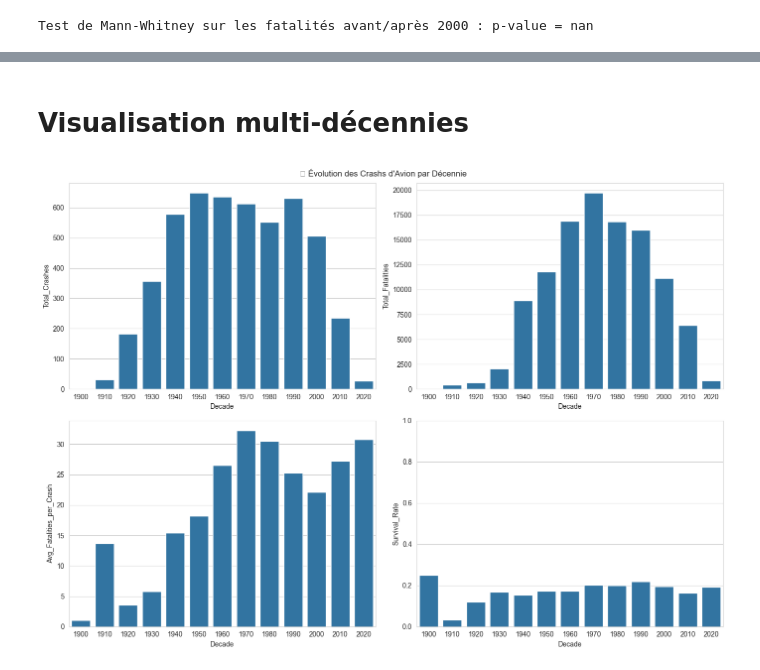
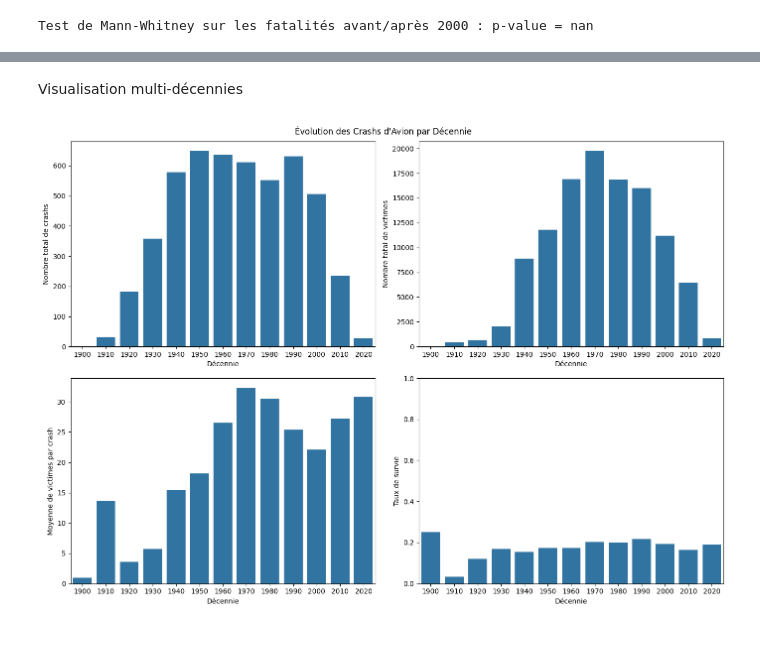
Before and after one commit to Karim7578/GenAIBootcamp, a Jupyter notebook: GenAI/Week4/Day3/DailyChallenge/DailyChallenge.ipynb, the cells around one changed output, grey strips where cells are left out. Drawn from its saved outputs; the diff is of its cells as text; code cells hidden in the pictures; blank space fills up the shorter version.

```diff
--- a/GenAI/Week4/Day3/DailyChallenge/DailyChallenge.ipynb
+++ b/GenAI/Week4/Day3/DailyChallenge/DailyChallenge.ipynb
@@ -40,5 +62,10 @@ df = df.drop(columns=['cn/ln', 'Registration', 'Time'], errors='ignore')
 # %%
 df['Year'] = df['Date'].dt.year
-df['SurvivalRate'] = (df['Aboard'] - df['Fatalities']) / df['Aboard']
+df['SurvivalRate'] = np.where(
+    df['Aboard'] > 0,
+    (df['Aboard'] - df['Fatalities']) / df['Aboard'],
+    np.nan
+)
+df['SurvivalRate'] = df['SurvivalRate'].replace([np.inf, -np.inf], np.nan)
 df['Decade'] = (df['Year'] // 10) * 10
 # %% [markdown]
@@ -156,15 +417,32 @@ if 'Country' in df.columns:
 # %% [markdown]
-# Visualisation multi-décennies
+Visualisation multi-décennies
 # %%
 fig, axs = plt.subplots(2, 2, figsize=(14, 10))
+
+# Premier graphique
 sns.barplot(x='Decade', y='Total_Crashes', data=decade_stats, ax=axs[0, 0])
+axs[0, 0].set_xlabel('Décennie')
+axs[0, 0].set_ylabel('Nombre total de crashs')
+
+# Deuxième graphique
 sns.barplot(x='Decade', y='Total_Fatalities', data=decade_stats, ax=axs[0, 1])
+axs[0, 1].set_xlabel('Décennie')
+axs[0, 1].set_ylabel('Nombre total de victimes')
+
+# Troisième graphique
 sns.barplot(x='Decade', y='Avg_Fatalities_per_Crash', data=decade_stats, ax=axs[1, 0])
+axs[1, 0].set_xlabel('Décennie')
+axs[1, 0].set_ylabel('Moyenne de victimes par crash')  # Correction ici
+
+# Quatrième graphique
 sns.barplot(x='Decade', y='Survival_Rate', data=decade_stats, ax=axs[1, 1])
+axs[1, 1].set_xlabel('Décennie')
+axs[1, 1].set_ylabel('Taux de survie')  # Correction ici
 axs[1, 1].set_ylim(0, 1)
-plt.suptitle("📊 Évolution des Crashs d'Avion par Décennie")
+
+plt.suptitle("Évolution des Crashs d'Avion par Décennie")
 plt.tight_layout()
 plt.show()
 # %% [output]
-[figure, old version]
+[figure, new version]
 # %% [markdown]
```
Also changed, not shown: parts of 24 cells of this notebook.
